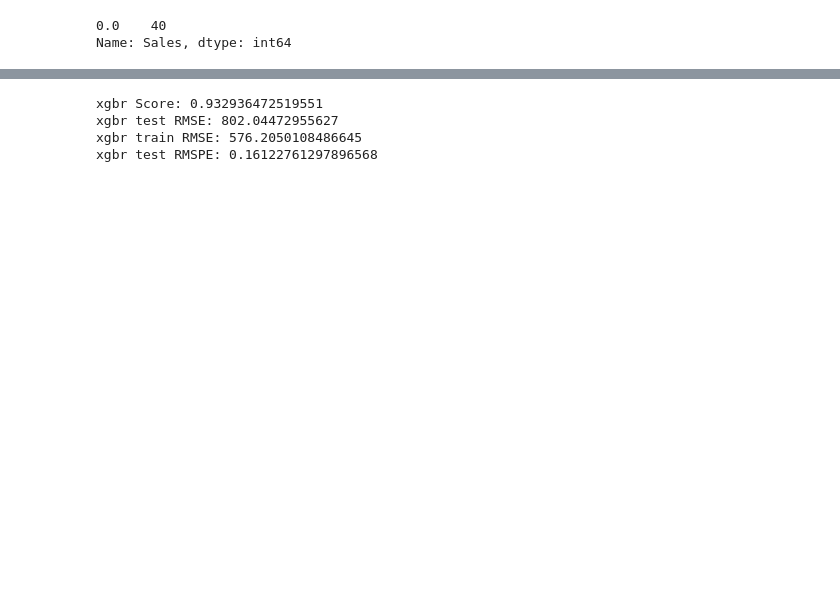
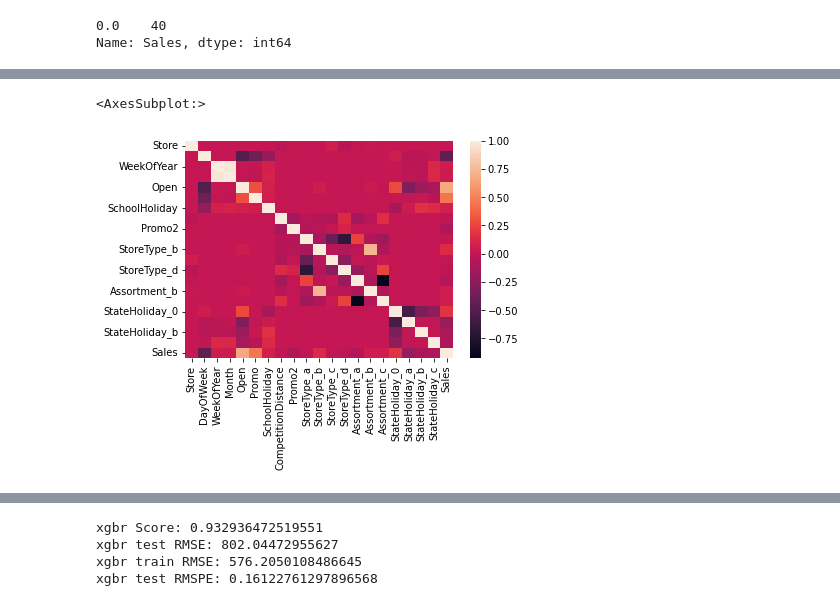
Before and after one commit to jakobatgithub/minicomp-rossman, a Jupyter notebook: Jakob.ipynb, the cells around one changed output, grey strips where cells are left out. Drawn from its saved outputs; the diff is of its cells as text; code cells hidden in the pictures; blank space fills up the shorter version.

```diff
--- a/Jakob.ipynb
+++ b/Jakob.ipynb
@@ -96,0 +104,6 @@ numeric_data.shape: (438993, 23)
+# %%
+#plot the heat map of correlations in the dummy encoded data
+sns.heatmap(all_data[features_and_target].corr())
+# %% [output]
+<AxesSubplot:>
+[figure, added]
```
Also changed, not shown: parts of 10 cells of this notebook.
